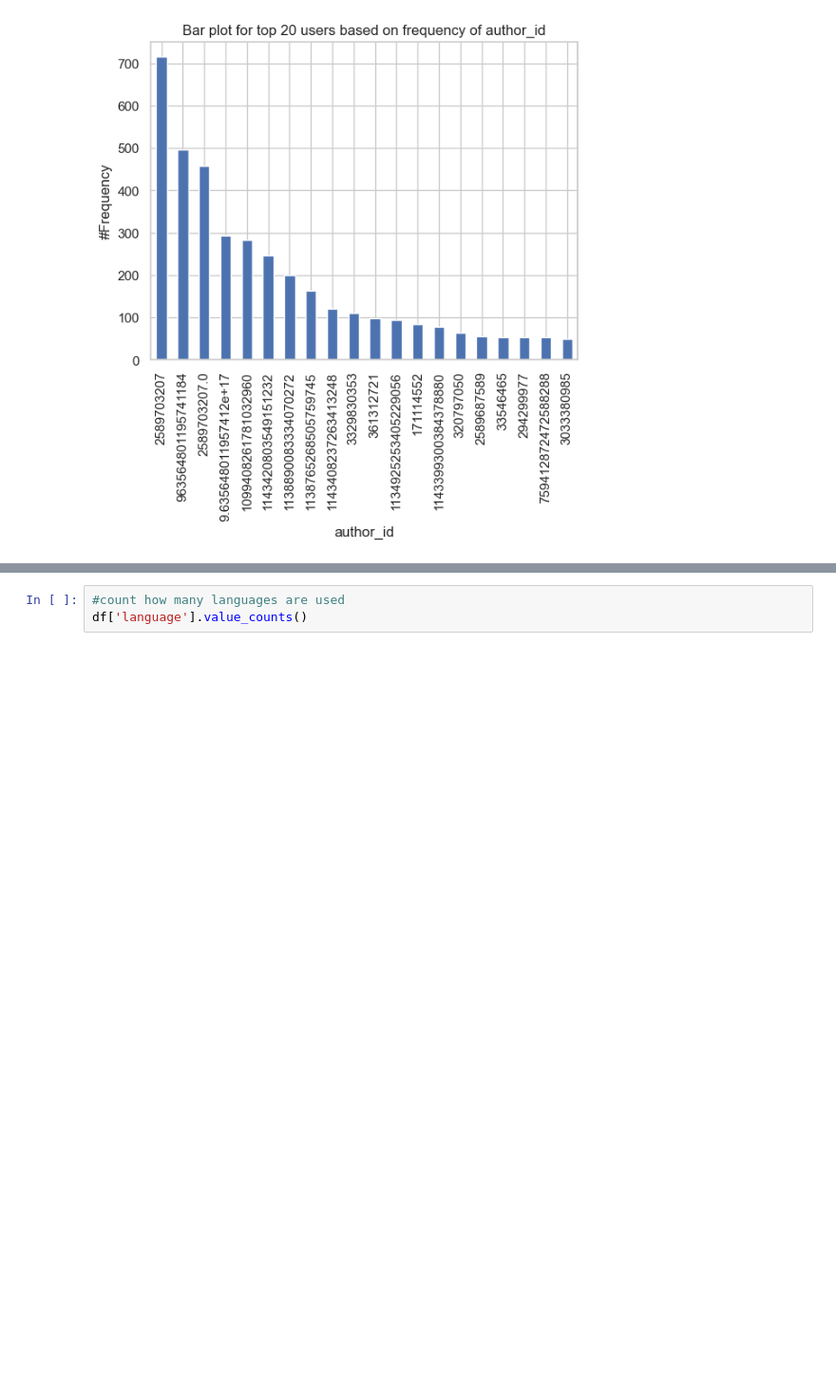
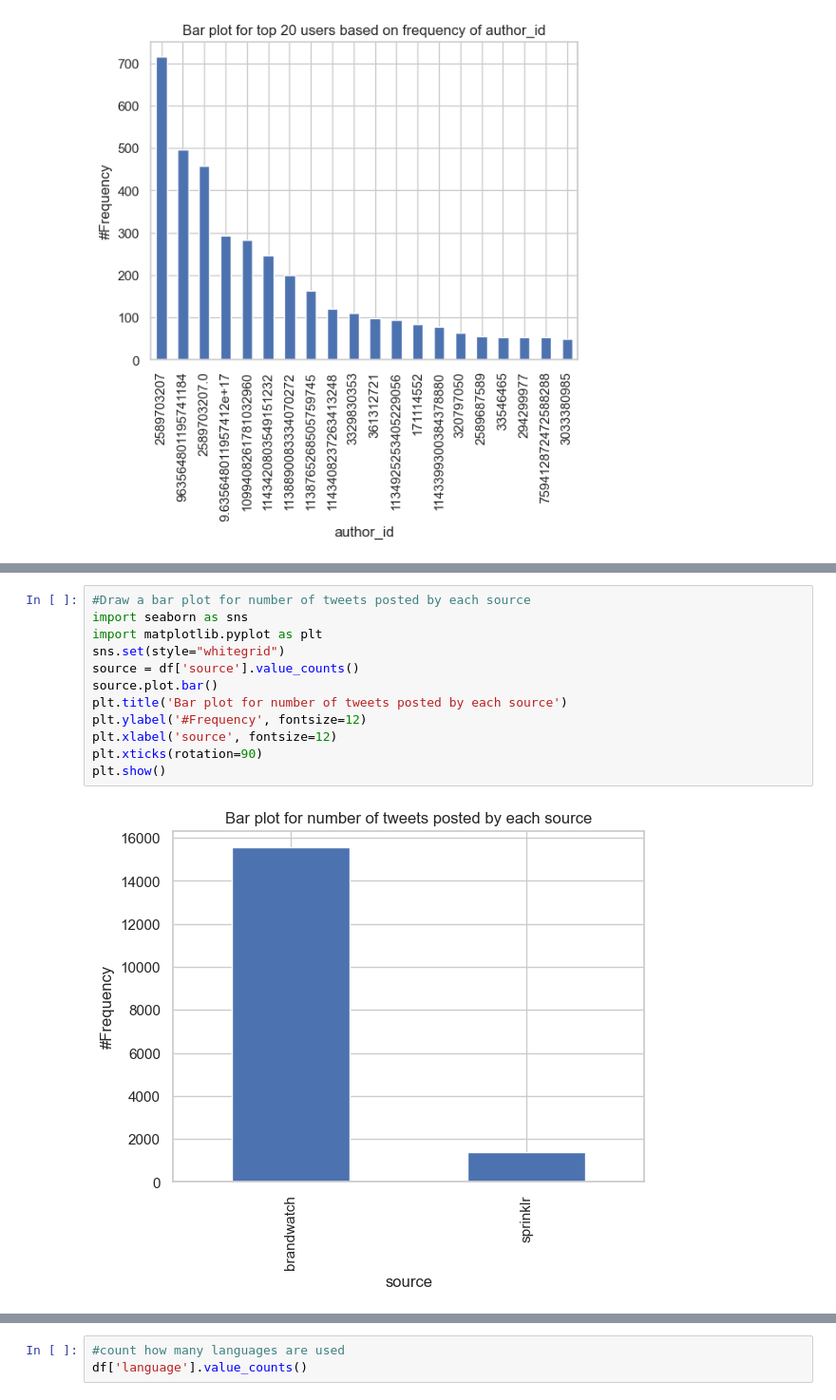
Before and after one commit to ShinuJoseph/Tweets2GPT, a Jupyter notebook: Code/Notebooks/Sprint3 - Data Understanding - Cem.ipynb, the cells around one changed output, grey strips where cells are left out. Shown at 95% size. Drawn from its saved outputs; the diff is of its cells as text; blank space fills up the shorter version.

```diff
--- a/Code/Notebooks/Sprint3 - Data Understanding - Cem.ipynb
+++ b/Code/Notebooks/Sprint3 - Data Understanding - Cem.ipynb
@@ -241,0 +559,14 @@ plt.show()
+# %%
+#Draw a bar plot for number of tweets posted by each source
+import seaborn as sns
+import matplotlib.pyplot as plt
+sns.set(style="whitegrid")
+source = df['source'].value_counts()
+source.plot.bar()
+plt.title('Bar plot for number of tweets posted by each source')
+plt.ylabel('#Frequency', fontsize=12)
+plt.xlabel('source', fontsize=12)
+plt.xticks(rotation=90)
+plt.show()
+# %% [output]
+[figure, added]
```
Also changed, not shown: parts of 35 cells of this notebook, 1 other file.
